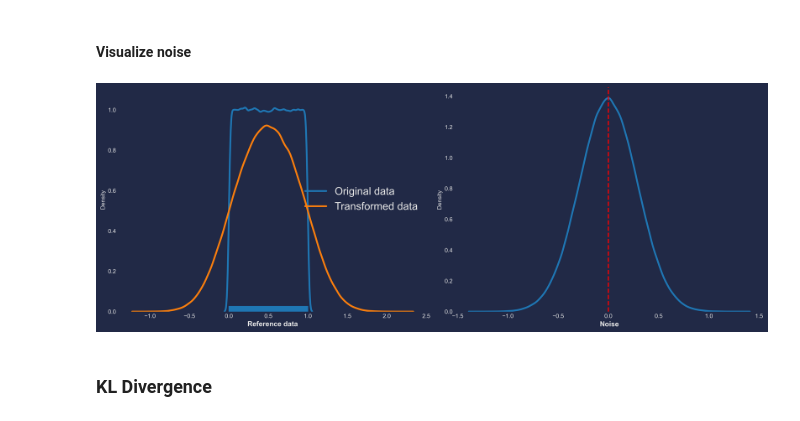
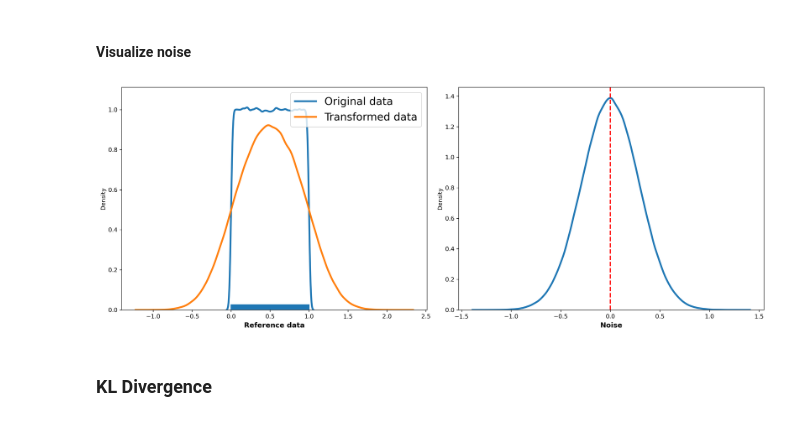
Before and after one commit to tdosreis/kl-divergence, a Jupyter notebook: notebooks/cumulative-divergence.ipynb, the cells around one changed output. Saved outputs shown, nothing was run; the diff lists cells and outputs as text; code cells hidden in the pictures.

Commit message:
Adds new plots

```diff
--- a/notebooks/cumulative-divergence.ipynb
+++ b/notebooks/cumulative-divergence.ipynb
@@ -28,14 +28,6 @@ sys.path.append('../src/')
 # %%
 import warnings
 warnings.filterwarnings("ignore")
-# %%
-plt.style.use("seaborn-dark")
-
-for param in ['figure.facecolor', 'axes.facecolor', 'savefig.facecolor']:
-    plt.rcParams[param] = '#212946'  # bluish dark grey
-
-for param in ['text.color', 'axes.labelcolor', 'xtick.color', 'ytick.color']:
-    plt.rcParams[param] = '0.9'  # very light grey
 # %% [markdown]
 ### Generate data
 # %% [markdown]
@@ -49,32 +41,32 @@ reference_data = np.array([np.random.random() for i in range(n)])
 # %%
 mu, sigma = reference_data.mean(), reference_data.std()
 noise = np.random.normal(0, sigma, size=reference_data.shape)
 pure = reference_data.copy()
 signal = pure + noise
 
 fig, ax = plt.subplots(1, 2, figsize=(16, 6), dpi=300)
 
 ax = ax.ravel()
 
 sns.distplot(noise, ax=ax[1],
              hist=False,
              kde_kws={'lw': 3,'label':'Noise'})
 
 sns.distplot(pure, ax=ax[0],
              hist=False, rug=True,
              kde_kws={"lw": 3,'label': 'Original data'})
 
 sns.distplot(signal, ax=ax[0],
              hist=False,
              kde_kws={"lw": 3, 'label': 'Transformed data'})
 
 ax[0].set_xlabel('Reference data',fontsize=12,weight='bold')
 ax[1].set_xlabel('Noise',fontsize=12,weight='bold')
 ax[1].axvline(0, linestyle='--', color='red', linewidth=2.0)
-ax[0].legend(fontsize=18)
+ax[0].legend(fontsize=18, loc='upper right')
 fig.tight_layout()
 # %% [output]
-[figure, old version]
+[figure, new version]
 # %% [markdown]
 ### KL Divergence
 # %% [markdown]
```
Also changed, not shown: parts of 1 cell of this notebook.
